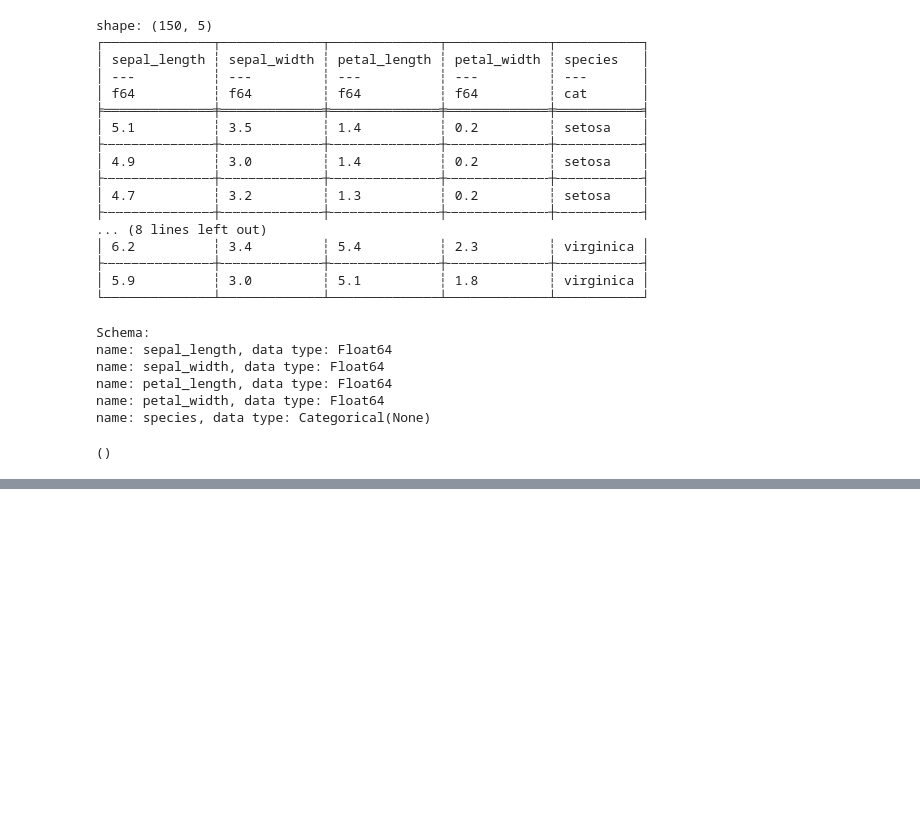
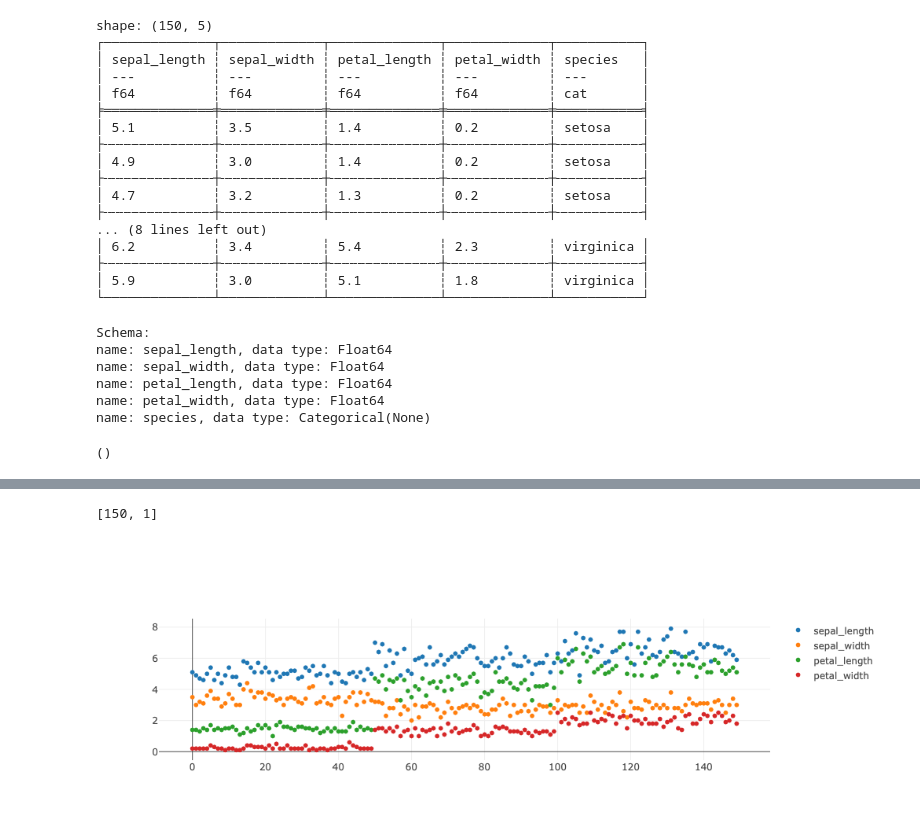
Before and after one commit to victor-iyi/iris, a Jupyter notebook: examples/data.ipynb, the cells around one changed output, grey strips where cells are left out. Saved outputs shown, nothing was run; the diff lists cells and outputs as text; code cells hidden in the pictures; blank space fills up the shorter version.

```diff
--- a/examples/data.ipynb
+++ b/examples/data.ipynb
@@ -399,0 +418,4 @@ assert_eq!(expected_schema, df.schema())
+# %%
+target.shape()
+# %% [output]
+[150, 1]
@@ -399,0 +425,26 @@ assert_eq!(expected_schema, df.schema())
+# %%
+let x = Array::from_iter(0..150);
+
+let mut plot = Plot::new();
+
+let t1 = Scatter::from_array(x.clone(), f.slice(s![.., 0]).to_owned())
+  .name("sepal_length")
+  .mode(Mode::Markers);
+let t2 = Scatter::from_array(x.clone(), f.slice(s![.., 1]).to_owned())
+  .name("sepal_width")
+  .mode(Mode::Markers);
+let t3 = Scatter::from_array(x.clone(), f.slice(s![.., 2]).to_owned())
+  .name("petal_length")
+  .mode(Mode::Markers);
+
+let t4 = Scatter::from_array(x.clone(), f.slice(s![.., 3]).to_owned())
+  .name("petal_width")
+  .mode(Mode::Markers);
+
+plot.add_trace(t1);
+plot.add_trace(t2);
+plot.add_trace(t3);
+plot.add_trace(t4);
+plot
+# %% [output]
+[figure, added]
```
Also changed, not shown: parts of 10 cells of this notebook.
